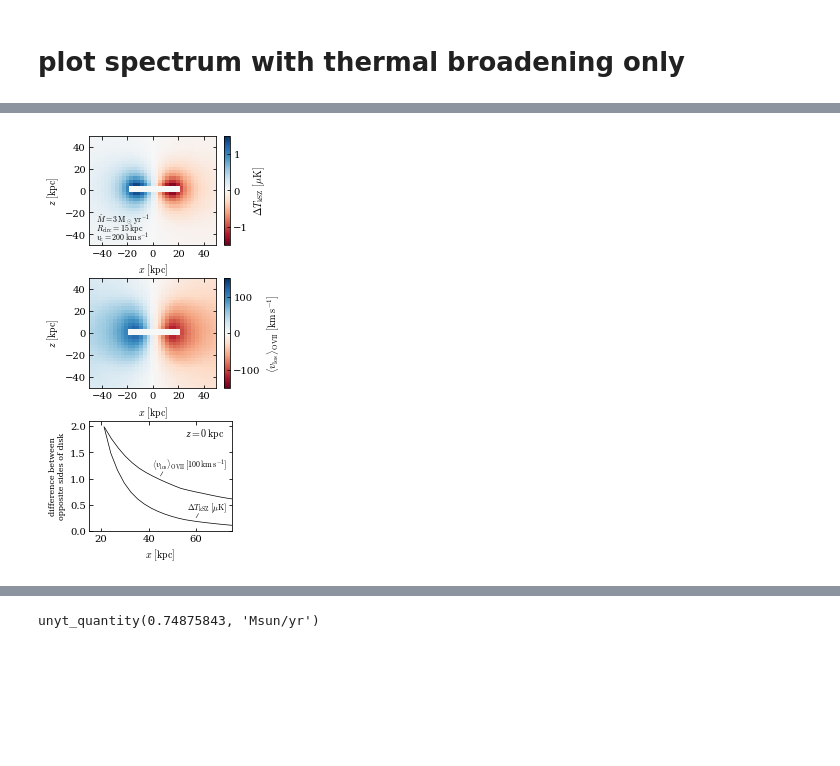
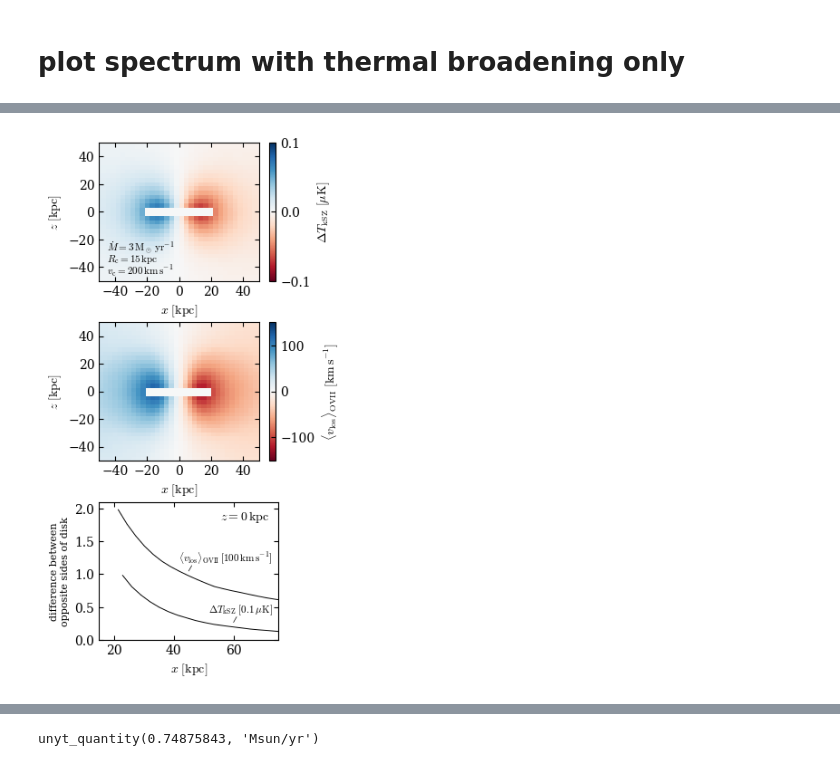
Before and after one commit to JonathanSternAstro/gizmo_analysis, a Jupyter notebook: ipynb/subsonic_solution/observables.ipynb, the cells around one changed output, grey strips where cells are left out. Saved outputs shown, nothing was run; the diff lists cells and outputs as text; code cells hidden in the pictures; blank space fills up the shorter version.

```diff
--- a/ipynb/subsonic_solution/observables.ipynb
+++ b/ipynb/subsonic_solution/observables.ipynb
@@ -158,14 +69,0 @@ y_tuple = X,Y,y * mask
-# %%
-xrng = 50
-fig = pl.figure(figsize=(4,3))
-ax=pl.subplot(111)
-mid,ind = len(Y)//2,np.searchsorted(X,-26)
-vrng=1.5
-pl.pcolormesh(X,Y,y*mask,cmap='RdBu',vmin=-vrng,vmax=vrng)
-pl.colorbar()
-pl.ylabel(r'$z\ [{\rm kpc}]$')
-pl.xlim(-xrng,xrng)
-pl.ylim(-xrng,xrng)
-pl.xlabel(r'$x\ [{\rm kpc}]$')
-ax.xaxis.set_major_locator(ticker.MultipleLocator(20))
-ax.yaxis.set_major_locator(ticker.MultipleLocator(20))
@@ -292,6 +158,6 @@ ValueError: operands could not be broadcast together with shapes (236,236) (54,5
 # %%
 plot = yt.ProjectionPlot(ds, 0, ("gas","velocity_x"),weight_field=("gas", fld), center=center,
                          method="integrate",
-                        width=img_width_physical/size_ratio,buff_size=(img_Npixels,img_Npixels))
+                        width=img_width_physical,buff_size=(img_Npixels,img_Npixels))
 emission_weighted_velocity = plot.to_fits_data()["velocity_x"].data.to('km/s')
 emission_weighted_velocity_tuple = X,Y,emission_weighted_velocity*mask
@@ -306,4 +164,5 @@ yt : [INFO     ] 2023-11-16 10:45:29,163 Making a FITS image of field velocity_x
 # %%
+maskR, maskz = 18,3
 X,Y = emission_weighted_velocity_tuple[:2]
 Xmesh,Ymesh = np.meshgrid(X,Y)
 mask = ~((np.abs(Xmesh)<maskR) & (np.abs(Ymesh)<maskz))
@@ -313,3 +184,13 @@ from projectPlotBasics import *
+# %%
+f = np.load('/Users/jonathanstern/Dropbox/github_repositories/gizmo_analysis/ipynb/subsonic_solution/pyobjs/NGC891_kSZ.npz')
+kSZ, extent = -f['kSZ'],f['extent']
+#kSZ = downsample(kSZ,40) #so pixel size is 100/(1200/40) kpc ~ 3 kpc
+X = np.linspace(extent[0],extent[1],kSZ.shape[0])
+Y = np.linspace(extent[2],extent[3],kSZ.shape[1])
+Xmesh,Ymesh = np.meshgrid(X,Y)
+maskR, maskz = 18,3
+mask = ~((np.abs(Xmesh)<maskR) & (np.abs(Ymesh)<maskz))
+y_tuple = X,Y,kSZ * mask
 # %%
 xrng = 50
 fig = pl.figure(figsize=(fig_width_half,6))
@@ -320,42 +201,44 @@ for iobs in range(2):
     X,Y,vals = (y_tuple,emission_weighted_velocity_tuple)[iobs]
     mid,ind = len(Y)//2,np.searchsorted(X,-26)
     label = (r'$\Delta T_{\rm kSZ}\ [\mu{\rm K}]$',r'$\langle v_{\rm los}\rangle_{\rm OVII}\ [{\rm km}\,{\rm s}^{-1}]$')[iobs]
-    vrng=(1.5,150)[iobs]
+    vrng=(0.1,150)[iobs]
     ax = fig.add_subplot(gs[iobs])
     pl.pcolormesh(X,Y,vals,cmap='RdBu',vmin=-vrng,vmax=vrng)
-    pl.colorbar(label=label)
+    if iobs==0: cb = pl.colorbar(label=label,ticks=ticker.MultipleLocator(0.1))
+    if iobs==1: b = pl.colorbar(label=label)
     pl.ylabel(r'$z\ [{\rm kpc}]$')
     pl.xlim(-xrng,xrng)
     pl.ylim(-xrng,xrng)
     pl.xlabel(r'$x\ [{\rm kpc}]$')
     ax.xaxis.set_major_locator(ticker.MultipleLocator(20))
     ax.yaxis.set_major_locator(ticker.MultipleLocator(20))
     if iobs==0:
         pl.text(-45,-45,r'$v_{\rm c}=200\,{\rm km}\,{\rm s}^{-1}$',fontsize=8)
         pl.text(-45,-29,r'$\dot{M}=3\,{\rm M}_\odot\,{\rm yr}^{-1}$',fontsize=8)
         pl.text(-45,-36,r'$R_{\rm c}=15\,{\rm kpc}$',fontsize=8)
 ax = fig.add_subplot(gs2[2,:9])
 for iobs in range(2):
     if iobs==0:
         X,Y,vals = y_tuple
-        label = r'$\Delta T_{\rm kSZ}\ [\mu{\rm K}]$'
-        norm = 1
-        pl.text(73,0.4,label,fontsize=8,ha='right')
-        pl.plot([61,60],[0.33,0.25],lw=0.5,c='k')
+        label = r'$\Delta T_{\rm kSZ}\ [0.1\,\mu{\rm K}]$'
+        norm = 0.1
+        pl.text(73,0.42,label,fontsize=8,ha='right')
+        pl.plot([61,60],[0.35,0.27],lw=0.5,c='k')
     else:
         X,Y,vals = emission_weighted_velocity_tuple
         norm = 100
         label = r'$\langle v_{\rm los}\rangle_{\rm OVII}\,[%d\,{\rm km}\,{\rm s}^{-1}]$'%norm
         pl.text(73,1.2,label,fontsize=8,ha='right')
         pl.plot([46,45],[1.13,1.05],lw=0.5,c='k')
     mid,ind = len(Y)//2,np.searchsorted(X,-20)
-    pl.plot(X[len(X)-ind:],(vals[mid,:ind][::-1]-vals[mid,len(X)-ind:])/norm,c='k',lw=0.7,ms=3)
+    midplane_ys = vals[mid,:ind][::-1]-vals[mid,len(X)-ind:]
+    pl.plot(X[len(X)-ind:],midplane_ys/norm,c='k',lw=0.7,ms=3)
 pl.text(0.95,0.95,r'$z=0\,{\rm kpc}$',fontsize=10,ha='right',va='top',transform=ax.transAxes)
 pl.xlim(15,75)
 pl.ylabel('difference between\nopposite sides of disk',fontsize=8)
 pl.ylim(0,2.1)
 ax.yaxis.set_major_locator(ticker.MultipleLocator(0.5))
 pl.xlabel(r'$x\ [{\rm kpc}]$')
 pl.savefig(figdir+'observed_velocity.pdf')
 # %% [output]
-[figure, old version]
+[figure, new version]
```
Also changed, not shown: parts of 46 cells of this notebook, 2 other files.
